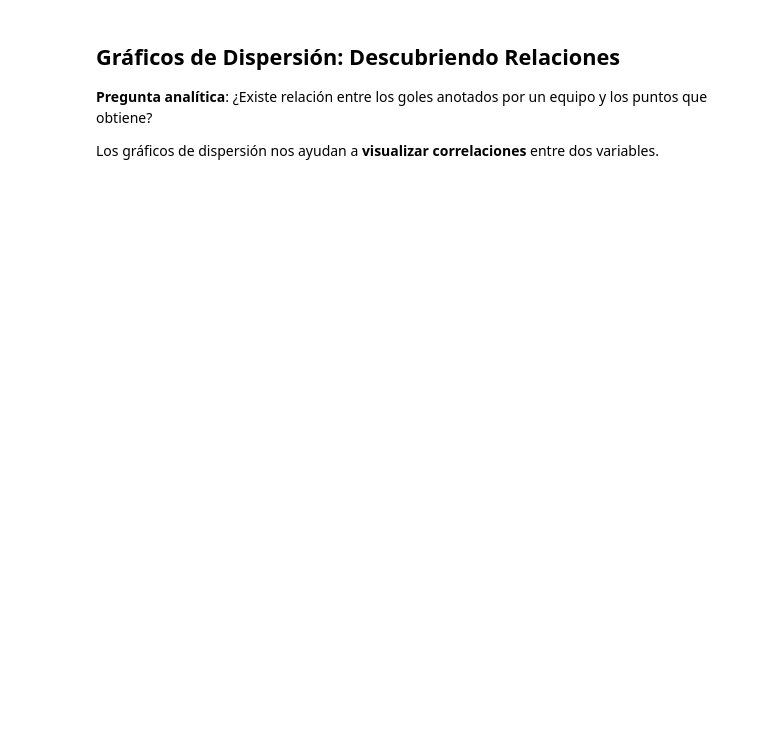
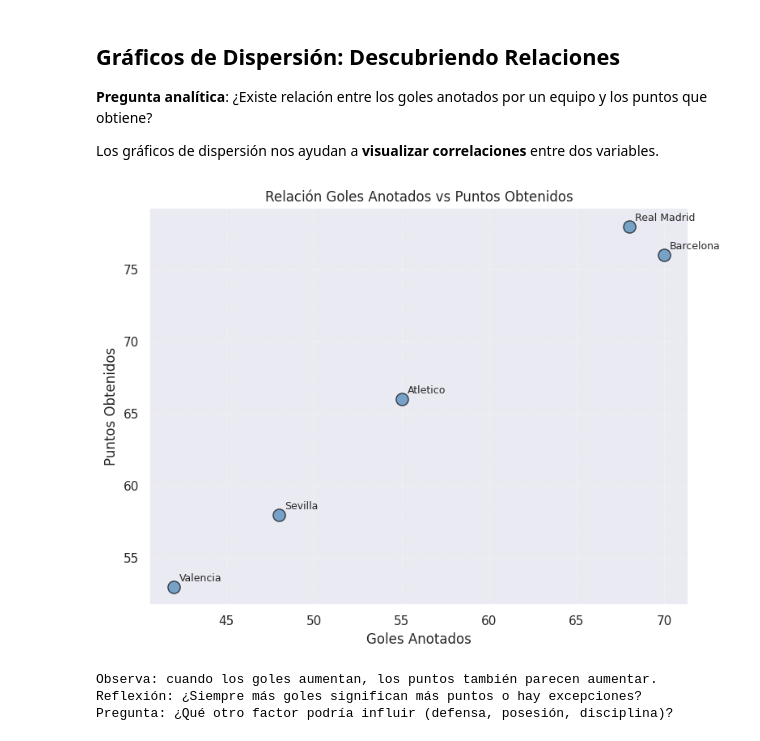
Before and after one commit to julihocc/prepatec-soccer-analytics, a Jupyter notebook: contenido/bloque-1/semana-5/visualizacion-basica.ipynb, the cells around one changed output. Saved outputs shown, nothing was run; the diff lists cells and outputs as text; code cells hidden in the pictures; blank space fills up the shorter version.

```diff
--- a/contenido/bloque-1/semana-5/visualizacion-basica.ipynb
+++ b/contenido/bloque-1/semana-5/visualizacion-basica.ipynb
@@ -152,59 +141,37 @@ print("• ¿En qué momento la competencia fue más cerrada?")
 Los gráficos de dispersión nos ayudan a **visualizar correlaciones** entre dos variables.
 # %%
 # ===============================
-# GRÁFICO DE DISPERSIÓN: Goles vs Puntos
+# GRÁFICO DE DISPERSIÓN: Goles vs Puntos (Versión Básica)
 # ===============================
 
 # Datos de equipos de La Liga (simulados pero realistas)
-equipos = ['Real Madrid', 'Barcelona', 'Atletico', 'Sevilla', 'Valencia',
-           'Real Sociedad', 'Villarreal', 'Athletic', 'Betis', 'Osasuna',
-           'Celta', 'Rayo', 'Espanyol', 'Getafe', 'Mallorca']
+equipos = ['Real Madrid', 'Barcelona', 'Atletico', 'Sevilla', 'Valencia']
 
-goles_favor = [68, 70, 55, 48, 42, 51, 45, 38, 47, 35,
-               39, 41, 33, 31, 29]
-puntos_obtenidos = [78, 76, 66, 58, 53, 60, 55, 48, 54, 42,
-                    44, 46, 37, 35, 33]
+goles_favor = [68, 70, 55, 48, 42]
+puntos_obtenidos = [78, 76, 66, 58, 53]
 
-plt.figure(figsize=(11, 8))
+plt.figure(figsize=(8, 6))
 
-# Creando gráfico de dispersión
-scatter = plt.scatter(goles_favor, puntos_obtenidos,
-                     s=100, alpha=0.7, c=puntos_obtenidos,
-                     cmap='viridis', edgecolors='black', linewidth=1)
+# Gráfico de dispersión simple
+plt.scatter(goles_favor, puntos_obtenidos, s=120, alpha=0.7, color='steelblue', edgecolors='black')
 
-# Añadiendo línea de tendencia
-z = np.polyfit(goles_favor, puntos_obtenidos, 1)
-p = np.poly1d(z)
-plt.plot(goles_favor, p(goles_favor), "r--", alpha=0.8, linewidth=2,
-         label=f'Tendencia: y={z[0]:.2f}x+{z[1]:.1f}')
+# Etiquetar solo equipos destacados (menos carga visual)
+for i, equipo in enumerate(equipos):
+    plt.annotate(equipo, (goles_favor[i], puntos_obtenidos[i]),
+                 xytext=(5, 5), textcoords='offset points', fontsize=9)
 
-# Etiquetando puntos importantes
-for i, equipo in enumerate(equipos):
-    if equipos[i] in ['Real Madrid', 'Barcelona', 'Atletico']:
-        plt.annotate(equipo, (goles_favor[i], puntos_obtenidos[i]),
-                    xytext=(5, 5), textcoords='offset points',
-                    fontsize=9, fontweight='bold')
-
-# Personalizando
-plt.title('Relación entre Goles Anotados y Puntos Obtenidos',
-          fontsize=14, fontweight='bold')
-plt.xlabel('Goles Anotados', fontsize=12)
-plt.ylabel('Puntos Obtenidos', fontsize=12)
-
-# Añadiendo barra de colores
-cbar = plt.colorbar(scatter)
-cbar.set_label('Puntos', fontsize=10)
-
-# Grid y leyenda
-plt.grid(True, alpha=0.3)
-plt.legend()
-
+plt.title('Relación Goles Anotados vs Puntos Obtenidos')
+plt.xlabel('Goles Anotados')
+plt.ylabel('Puntos Obtenidos')
+plt.grid(alpha=0.3, linestyle='--')
 plt.tight_layout()
 plt.show()
 
-# Calculando correlación
-correlacion = np.corrcoef(goles_favor, puntos_obtenidos)[0, 1]
-print(f"=== ANÁLISIS DE CORRELACIÓN ===")
-print(f"Correlación goles-puntos: {correlacion:.3f}")
-print(f"Interpretación: {'Correlación fuerte' if correlacion > 0.8 else 'Correlación moderada' if correlacion > 0.5 else 'Correlación débil'}")
-print("¿Confirma esto tu intuición sobre la importancia del ataque en el fútbol?")
+print("Observa: cuando los goles aumentan, los puntos también parecen aumentar.")
+print("Reflexión: ¿Siempre más goles significan más puntos o hay excepciones?")
+print("Pregunta: ¿Qué otro factor podría influir (defensa, posesión, disciplina)?")
+# %% [output]
+[figure, added]
+Observa: cuando los goles aumentan, los puntos también parecen aumentar.
+Reflexión: ¿Siempre más goles significan más puntos o hay excepciones?
+Pregunta: ¿Qué otro factor podría influir (defensa, posesión, disciplina)?
```
Also changed, not shown: parts of 27 cells of this notebook, 1 other file.
